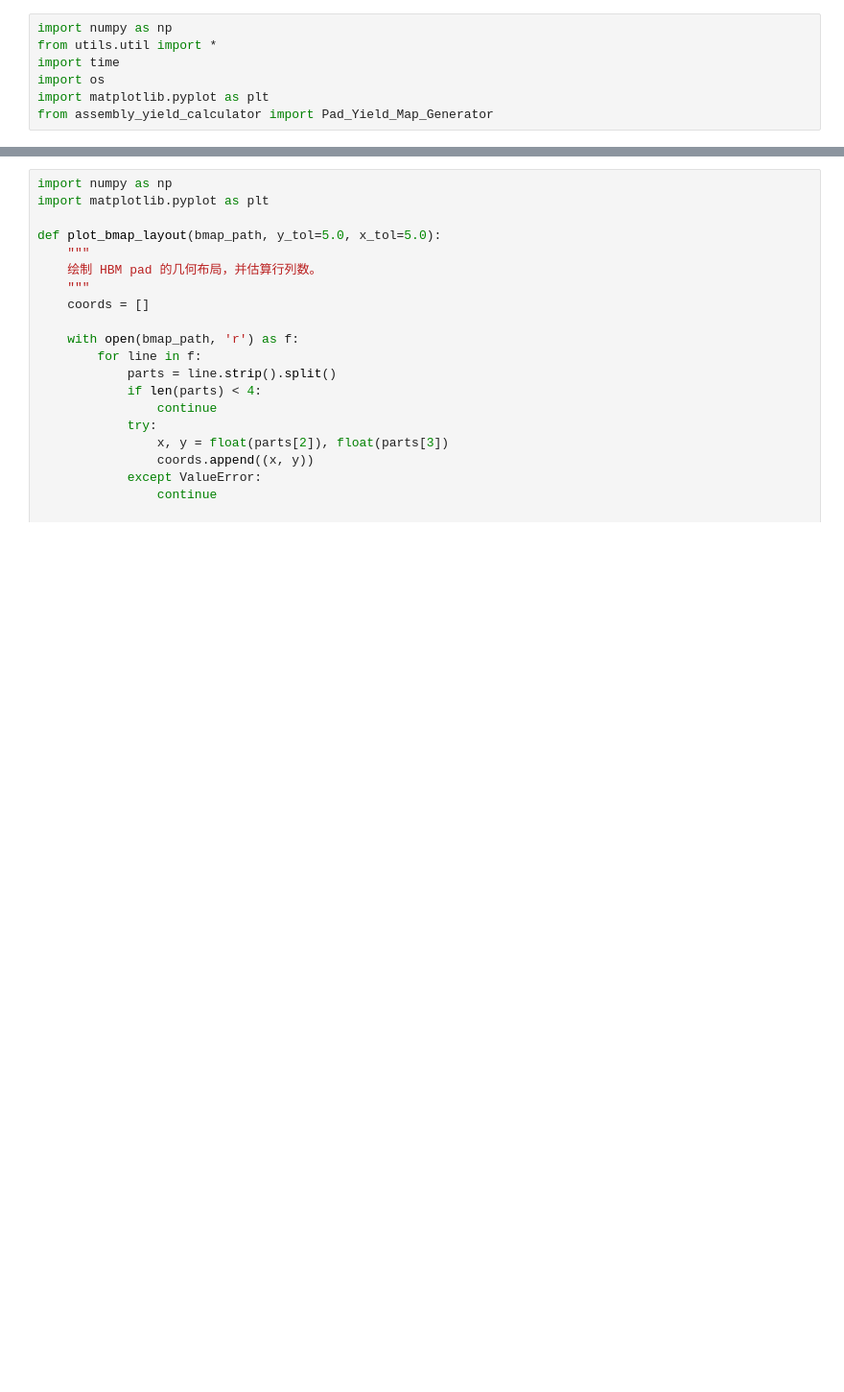
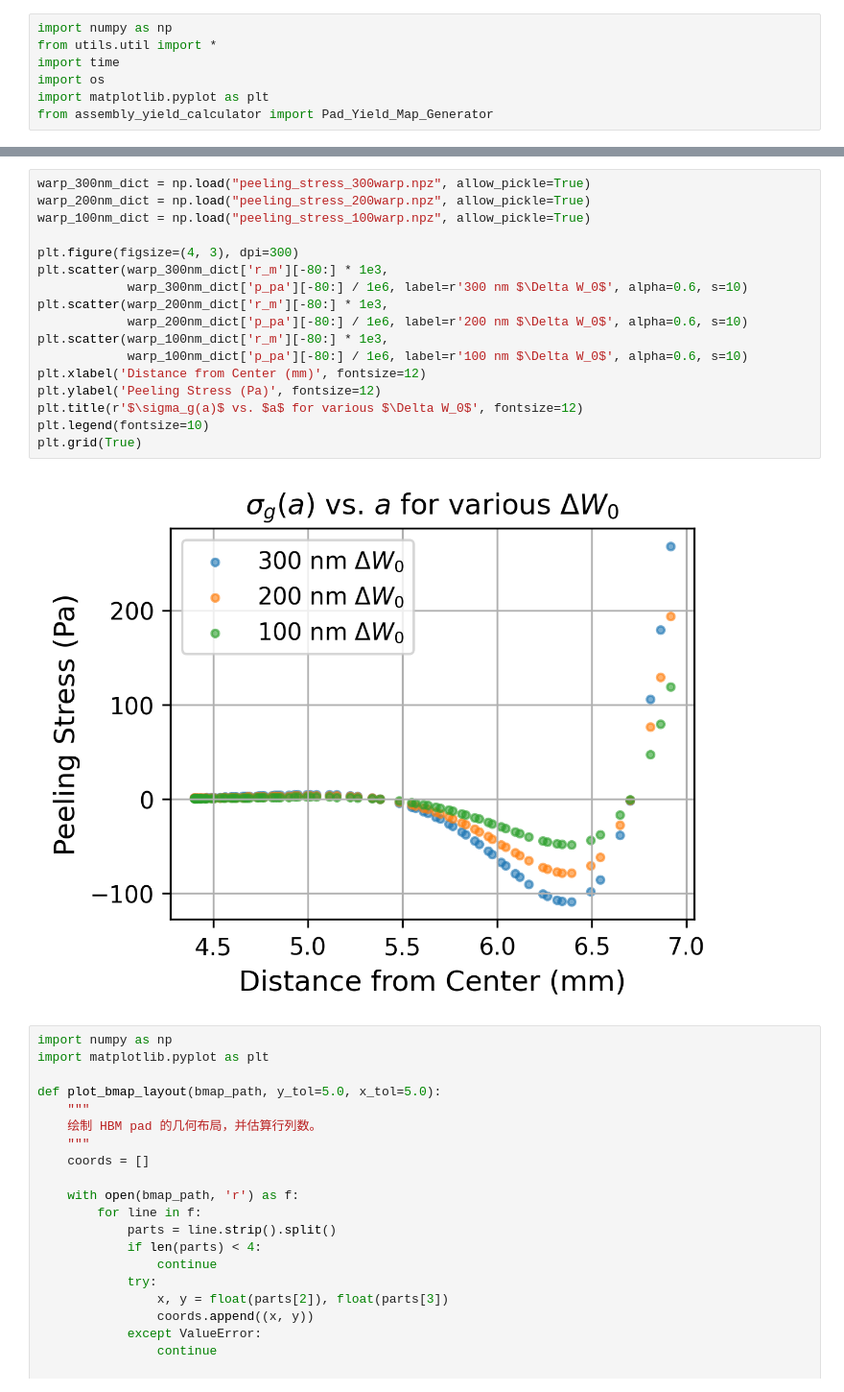
Before and after one commit to nanocad-lab/YAP, a Jupyter notebook: D2W/calculator_main.ipynb, the cells around one changed output, grey strips where cells are left out. Shown at 96% size. Drawn from its saved outputs; the diff is of its cells as text; blank space fills up the shorter version.

```diff
--- a/D2W/calculator_main.ipynb
+++ b/D2W/calculator_main.ipynb
@@ -67,3 +55,22 @@ Risk map file saved in  output/5x5_test/5x5_test_risk.map
+# %%
+warp_300nm_dict = np.load("peeling_stress_300warp.npz", allow_pickle=True)
+warp_200nm_dict = np.load("peeling_stress_200warp.npz", allow_pickle=True)
+warp_100nm_dict = np.load("peeling_stress_100warp.npz", allow_pickle=True)
+
+plt.figure(figsize=(4, 3), dpi=300)
+plt.scatter(warp_300nm_dict['r_m'][-80:] * 1e3,
+            warp_300nm_dict['p_pa'][-80:] / 1e6, label=r'300 nm $\Delta W_0$', alpha=0.6, s=10)
+plt.scatter(warp_200nm_dict['r_m'][-80:] * 1e3,
+            warp_200nm_dict['p_pa'][-80:] / 1e6, label=r'200 nm $\Delta W_0$', alpha=0.6, s=10)
+plt.scatter(warp_100nm_dict['r_m'][-80:] * 1e3,
+            warp_100nm_dict['p_pa'][-80:] / 1e6, label=r'100 nm $\Delta W_0$', alpha=0.6, s=10)
+plt.xlabel('Distance from Center (mm)', fontsize=12)
+plt.ylabel('Peeling Stress (Pa)', fontsize=12)
+plt.title(r'$\sigma_g(a)$ vs. $a$ for various $\Delta W_0$', fontsize=12)
+plt.legend(fontsize=10)
+plt.grid(True)
+# %% [output]
+[figure, added]
 # %%
 import numpy as np
 import matplotlib.pyplot as plt
```
Also changed, not shown: parts of 1 cell of this notebook, 15 other files.
